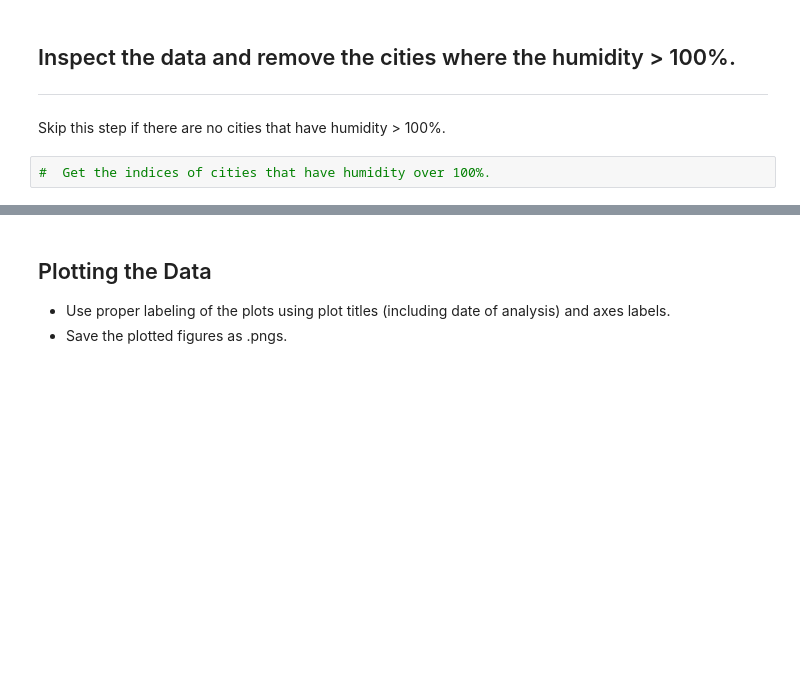
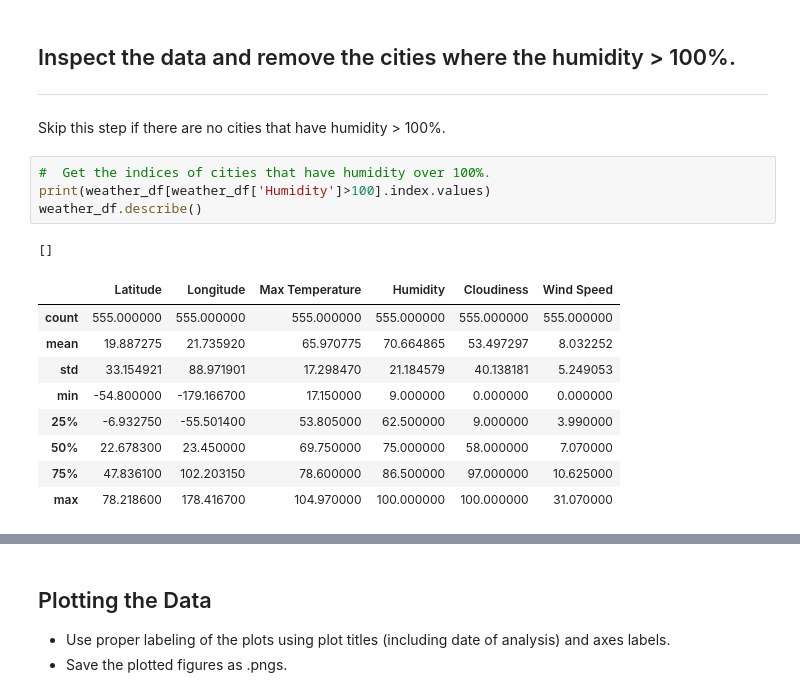
Before and after one commit to cheyroseflammer/python-api-challege, a Jupyter notebook: WeatherPy.ipynb, the cells around one changed output, grey strips where cells are left out. Saved outputs shown, nothing was run; the diff lists cells and outputs as text; blank space fills up the shorter version.

```diff
--- a/WeatherPy.ipynb
+++ b/WeatherPy.ipynb
@@ -151,6 +151,19 @@ weather_df.head()
 Skip this step if there are no cities that have humidity > 100%.
 # %%
 #  Get the indices of cities that have humidity over 100%.
+print(weather_df[weather_df['Humidity']>100].index.values)
+weather_df.describe()
+# %% [output]
+[]
+|  | Latitude | Longitude | Max Temperature | Humidity | Cloudiness | Wind Speed |
+| count | 555.000000 | 555.000000 | 555.000000 | 555.000000 | 555.000000 | 555.000000 |
+| mean | 19.887275 | 21.735920 | 65.970775 | 70.664865 | 53.497297 | 8.032252 |
+| std | 33.154921 | 88.971901 | 17.298470 | 21.184579 | 40.138181 | 5.249053 |
+| min | -54.800000 | -179.166700 | 17.150000 | 9.000000 | 0.000000 | 0.000000 |
+| 25% | -6.932750 | -55.501400 | 53.805000 | 62.500000 | 9.000000 | 3.990000 |
+| 50% | 22.678300 | 23.450000 | 69.750000 | 75.000000 | 58.000000 | 7.070000 |
+| 75% | 47.836100 | 102.203150 | 78.600000 | 86.500000 | 97.000000 | 10.625000 |
+| max | 78.218600 | 178.416700 | 104.970000 | 100.000000 | 100.000000 | 31.070000 |
 # %%
 # Make a new DataFrame equal to the city data to drop all humidity outliers by index.
 # Passing "inplace=False" will make a copy of the city_data DataFrame, which we call "clean_city_data".
```
Also changed, not shown: parts of 5 cells of this notebook, 1 other file.
